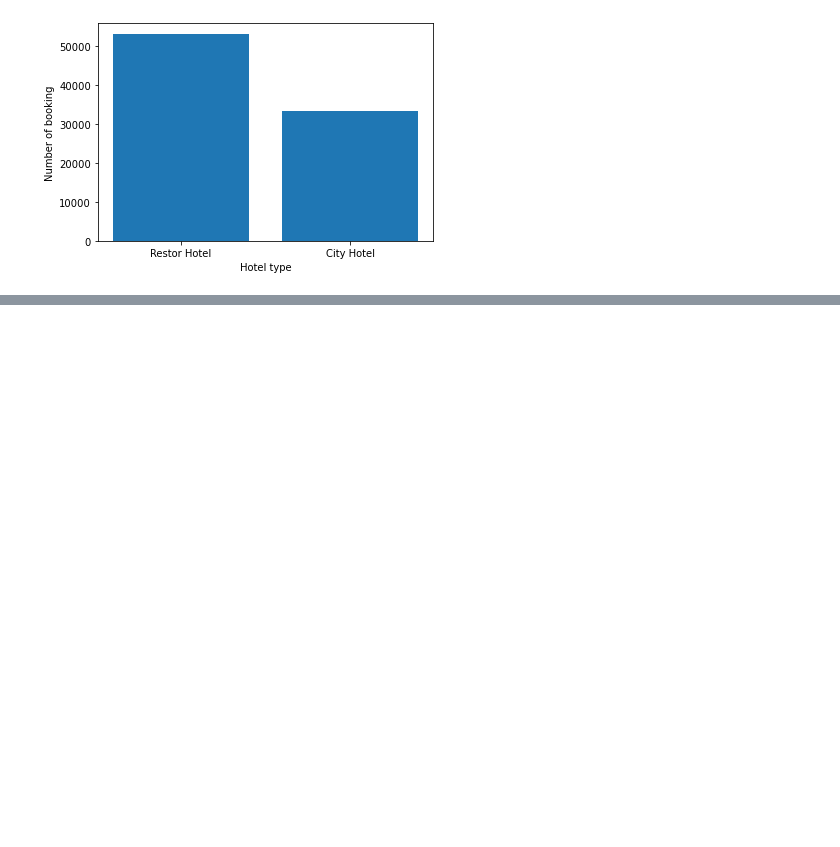
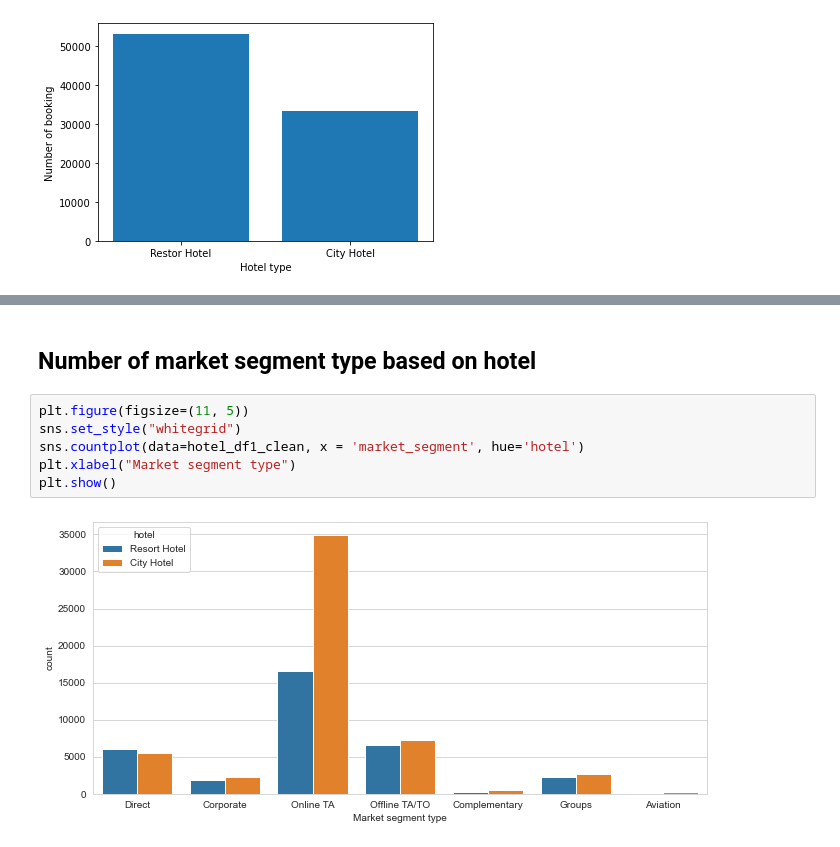
Before and after one commit to elp192/Group-Project, a Jupyter notebook: EDA/EDA.ipynb, the cells around one changed output, grey strips where cells are left out. Drawn from its saved outputs; the diff is of its cells as text; blank space fills up the shorter version.

```diff
--- a/EDA/EDA.ipynb
+++ b/EDA/EDA.ipynb
@@ -56,0 +66,10 @@ plt.show()
+# %% [markdown]
+## Number of market segment type based on hotel
+# %%
+plt.figure(figsize=(11, 5))
+sns.set_style("whitegrid")
+sns.countplot(data=hotel_df1_clean, x = 'market_segment', hue='hotel')
+plt.xlabel("Market segment type")
+plt.show()
+# %% [output]
+[figure, added]
```
Also changed, not shown: parts of 10 cells of this notebook.
